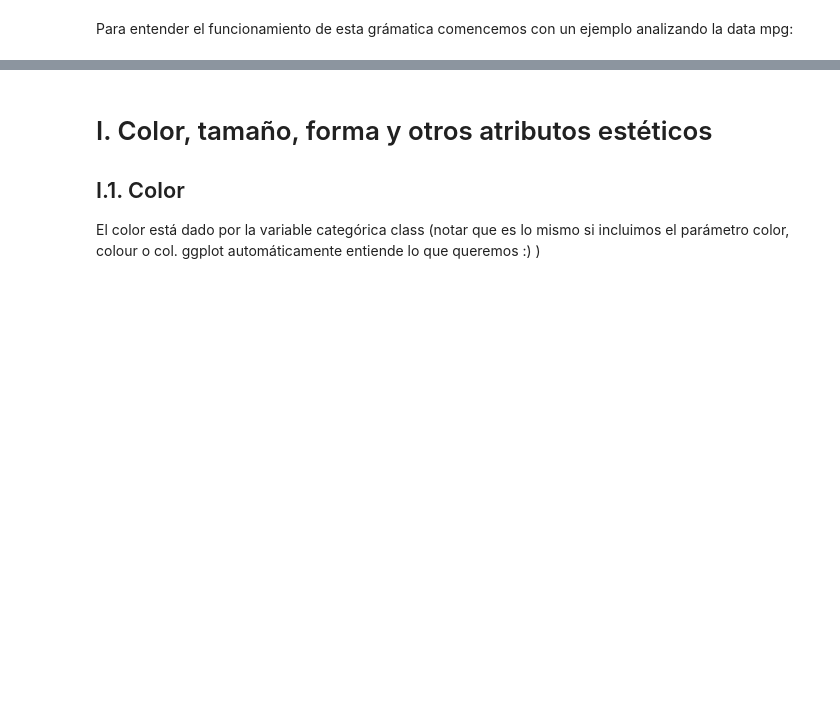
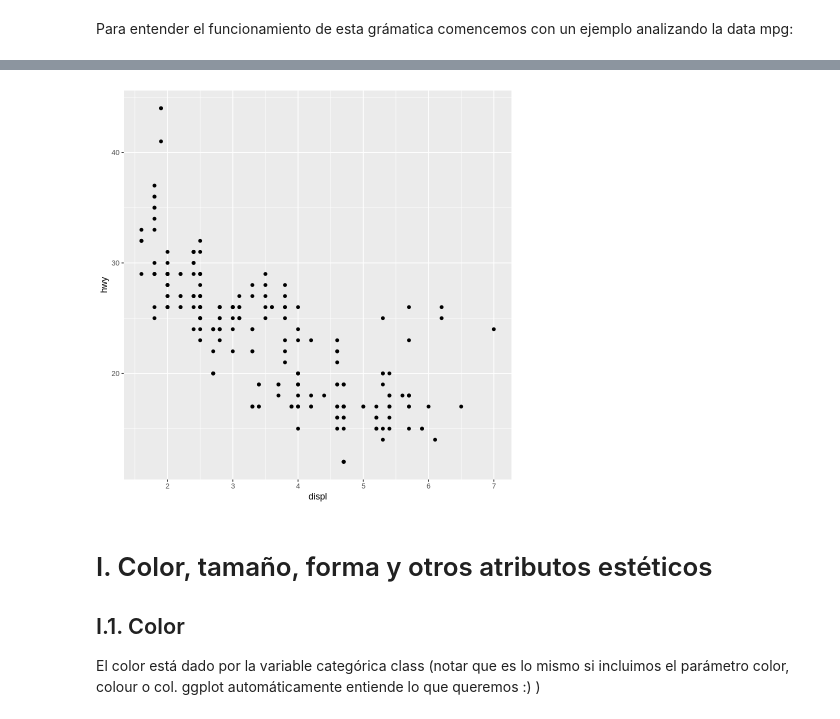
Before and after one commit to majorquev/DBDC_202409_Programacion_en_R_para_ciencia_de_datos, a Jupyter notebook: Clases/C4/02_Visualizaciones_ggplot.ipynb, the cells around one changed output, grey strips where cells are left out. Saved outputs shown, nothing was run; the diff lists cells and outputs as text; code cells hidden in the pictures; blank space fills up the shorter version.

```diff
--- a/Clases/C4/02_Visualizaciones_ggplot.ipynb
+++ b/Clases/C4/02_Visualizaciones_ggplot.ipynb
@@ -43,7 +80,9 @@ mpg %>% ggplot() + # Indicamos el origen de los datos que buscamos visualizar
 # %%
 # tambien podemos generar el gráfico de la siguiente manera (aes( coo parametro mapping))
-ggplot(mpg, mapping = aes(x = displ, y = hwy)) +
+ggplot(data = mpg, mapping = aes(x = displ, y = hwy)) +
     geom_point()
+# %% [output]
+[figure, added]
 # %% [markdown]
 # I. Color, tamaño, forma y otros atributos estéticos
 
```
Also changed, not shown: parts of 14 cells of this notebook.
